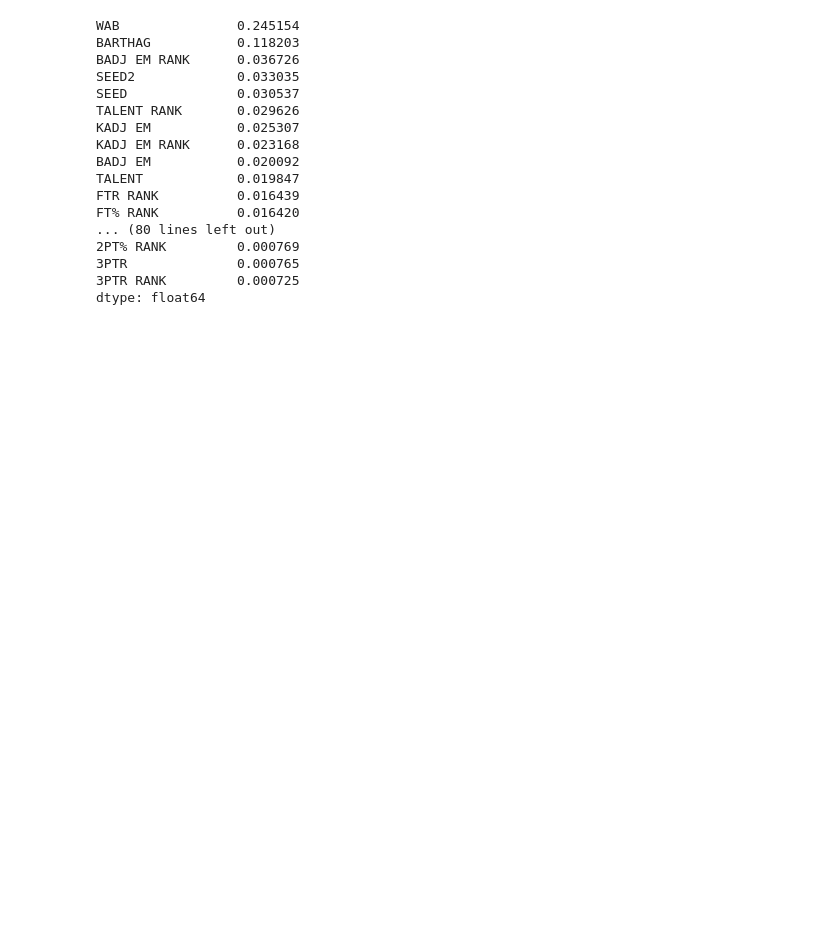
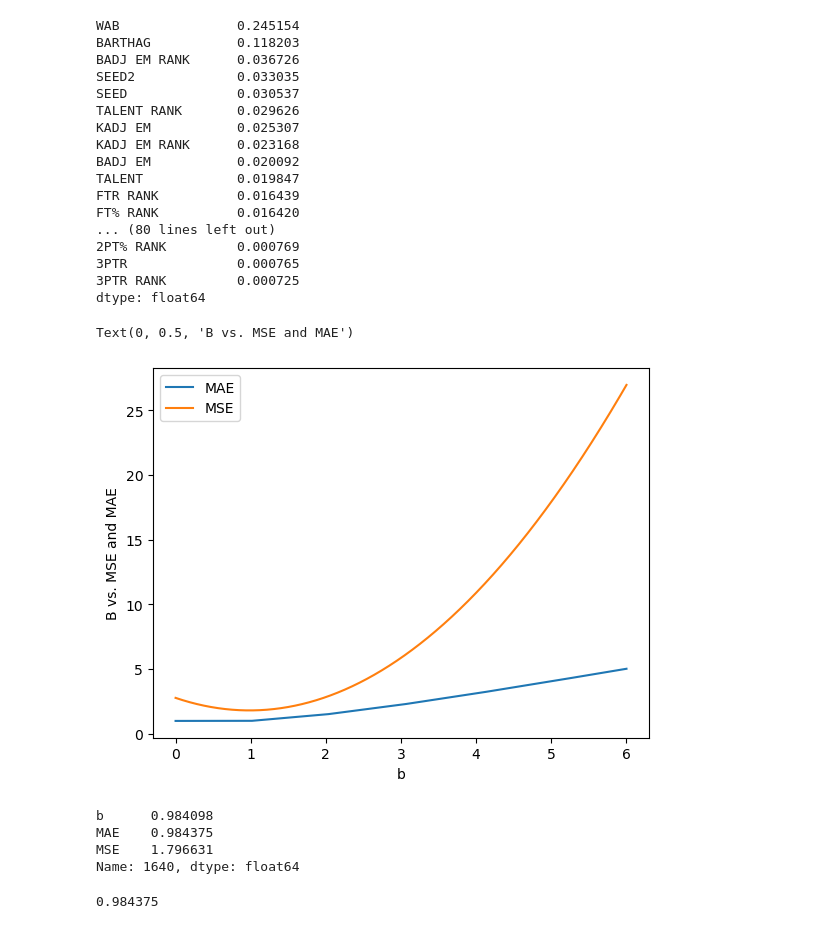
Before and after one commit to rhit-utsisda/ML-Project, a Jupyter notebook: Project/AllRegressions.ipynb, the cells around one changed output. Drawn from its saved outputs; the diff is of its cells as text; code cells hidden in the pictures; blank space fills up the shorter version.

```diff
--- a/Project/AllRegressions.ipynb
+++ b/Project/AllRegressions.ipynb
@@ -424,3 +434,48 @@ FT% RANK          0.016420
 3PTR              0.000765
 3PTR RANK         0.000725
 dtype: float64
+# %%
+# y and yh are 2 numpy arrays.
+def MAE(y,yh):
+    # TODO: Complete this, replacing the "pass" placeholder.
+    return (1/len(y))*(abs(y-yh).sum())
+
+def MSE(y,yh):
+    # TODO: Complete this.
+    return (1/len(y))*((y-yh)**2).sum()
+# %%
+def SimpleBiasRegressor(b,n):
+    return np.ones(n)*b # TODO: replace this.
+# %%
+y = pd.concat([df_train['WINS'],df_test['WINS']],axis=0)
+
+B = np.linspace(y.min(), y.max(), num = 10000)
+mae = []
+mse = []
+for bias in B:
+    mae.append(MAE(y, SimpleBiasRegressor(bias, len(y))))
+    mse.append(MSE(y, SimpleBiasRegressor(bias, len(y))))
+
+results = pd.DataFrame()
+results['b'] = B
+results['MAE'] = mae
+results['MSE'] = mse
+
+# TODO: plot the results
+ax1 = results.plot.line(x='b',y='MAE')
+results.plot.line(x='b',y='MSE',ax=ax1)
+plt.ylabel('B vs. MSE and MAE')
+# %% [output]
+Text(0, 0.5, 'B vs. MSE and MAE')
+[figure, added]
+# %%
+results.iloc[results['MSE'].idxmin()]
+# %% [output]
+b      0.984098
+MAE    0.984375
+MSE    1.796631
+Name: 1640, dtype: float64
+# %%
+y.mean()
+# %% [output]
+0.984375
```
Also changed, not shown: parts of 38 cells of this notebook.
